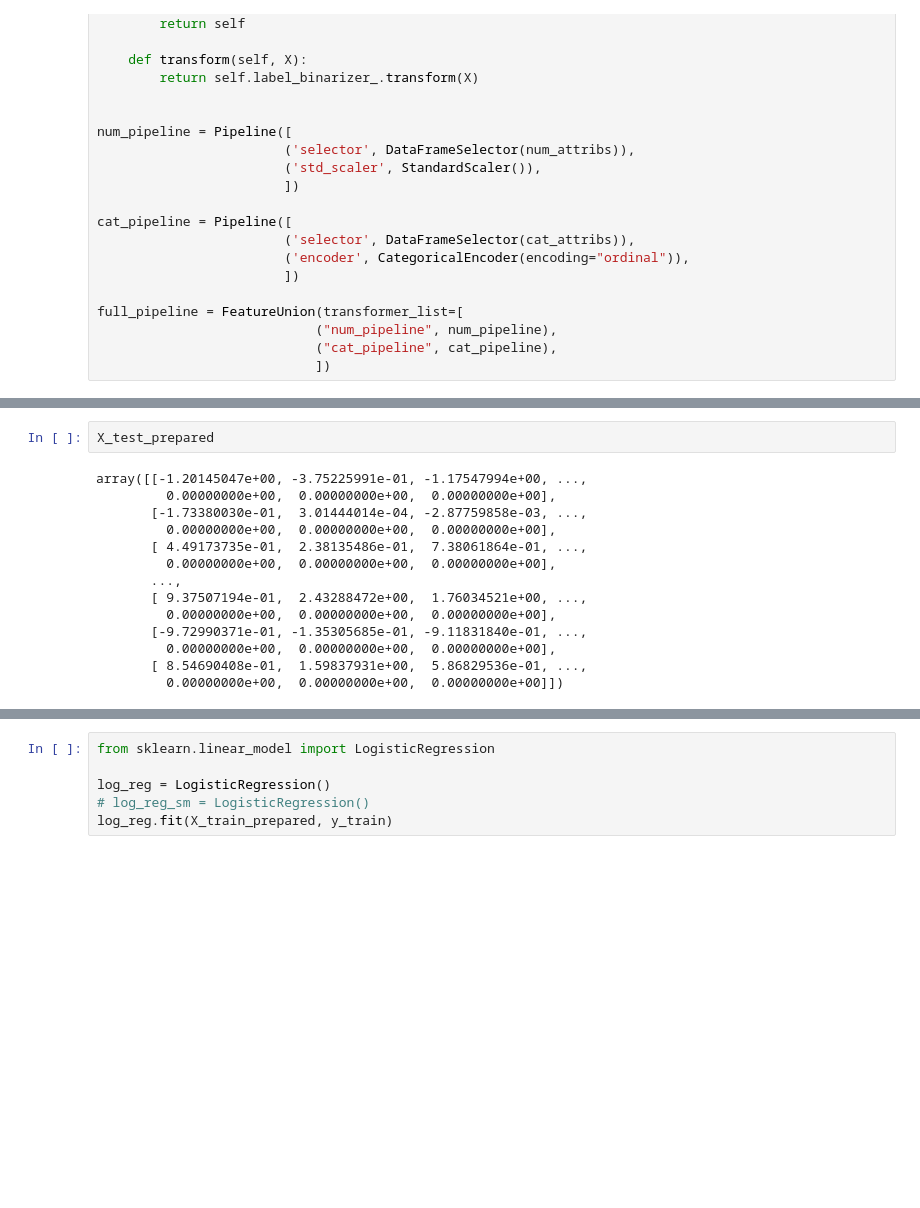
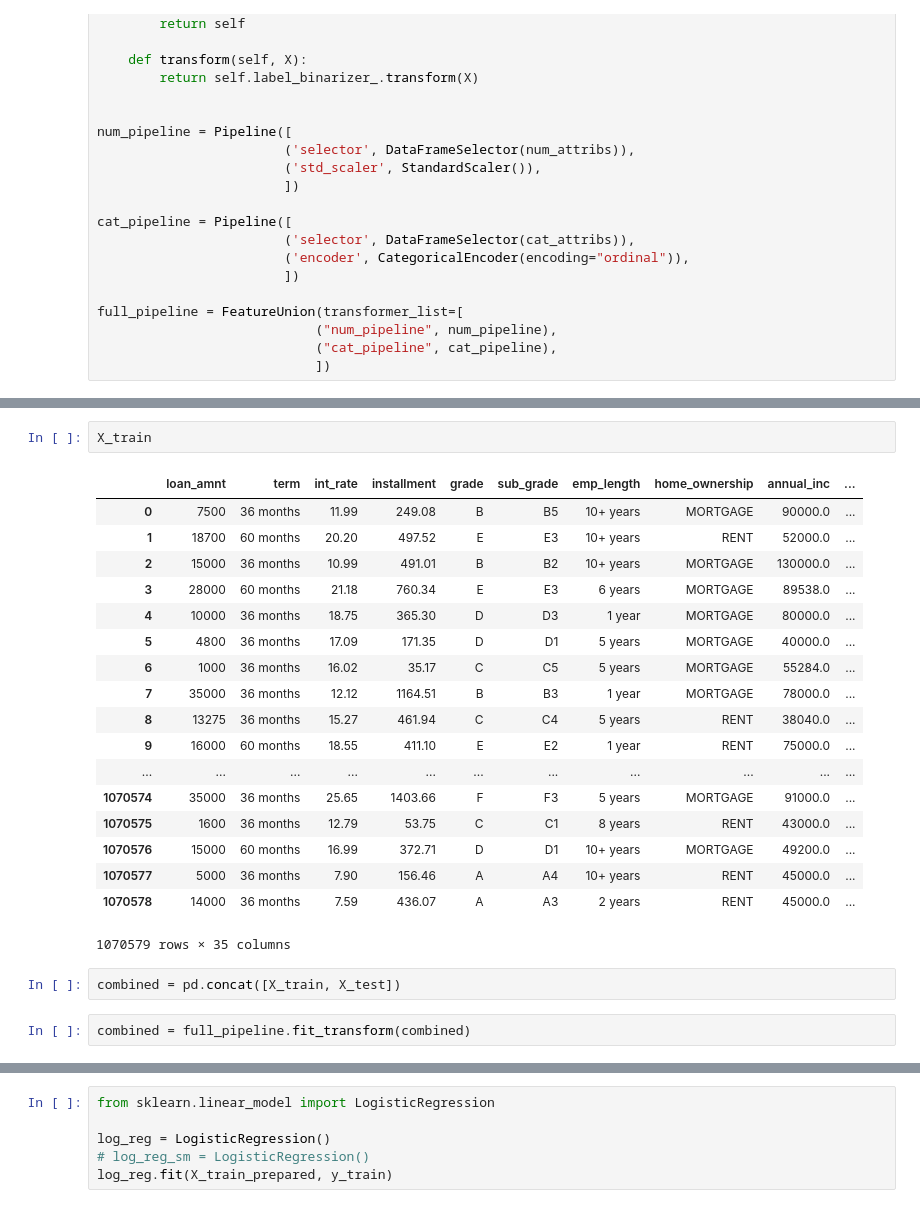
Before and after one commit to sanatanonline/pynb-codes, a Jupyter notebook: src/lending club/04 Data Preparation for ML.ipynb, the cells around one changed output, grey strips where cells are left out. Saved outputs shown, nothing was run; the diff lists cells and outputs as text; blank space fills up the shorter version.

```diff
--- a/src/lending club/04 Data Preparation for ML.ipynb
+++ b/src/lending club/04 Data Preparation for ML.ipynb
@@ -502,17 +499,26 @@ Raw Data:  (267645, 34)
 Prepared Data:  (267645, 34)
-# %%
-X_test_prepared
-# %% [output]
-array([[-1.20145047e+00, -3.75225991e-01, -1.17547994e+00, ...,
-         0.00000000e+00,  0.00000000e+00,  0.00000000e+00],
-       [-1.73380030e-01,  3.01444014e-04, -2.87759858e-03, ...,
-         0.00000000e+00,  0.00000000e+00,  0.00000000e+00],
-       [ 4.49173735e-01,  2.38135486e-01,  7.38061864e-01, ...,
-         0.00000000e+00,  0.00000000e+00,  0.00000000e+00],
-       ...,
-       [ 9.37507194e-01,  2.43288472e+00,  1.76034521e+00, ...,
-         0.00000000e+00,  0.00000000e+00,  0.00000000e+00],
-       [-9.72990371e-01, -1.35305685e-01, -9.11831840e-01, ...,
-         0.00000000e+00,  0.00000000e+00,  0.00000000e+00],
-       [ 8.54690408e-01,  1.59837931e+00,  5.86829536e-01, ...,
-         0.00000000e+00,  0.00000000e+00,  0.00000000e+00]])
+# %%
+X_train
+# %% [output]
+|  | loan_amnt | term | int_rate | installment | grade | sub_grade | emp_length | home_ownership | annual_inc | ... |
+| 0 | 7500 | 36 months | 11.99 | 249.08 | B | B5 | 10+ years | MORTGAGE | 90000.0 | ... |
+| 1 | 18700 | 60 months | 20.20 | 497.52 | E | E3 | 10+ years | RENT | 52000.0 | ... |
+| 2 | 15000 | 36 months | 10.99 | 491.01 | B | B2 | 10+ years | MORTGAGE | 130000.0 | ... |
+| 3 | 28000 | 60 months | 21.18 | 760.34 | E | E3 | 6 years | MORTGAGE | 89538.0 | ... |
+| 4 | 10000 | 36 months | 18.75 | 365.30 | D | D3 | 1 year | MORTGAGE | 80000.0 | ... |
+| 5 | 4800 | 36 months | 17.09 | 171.35 | D | D1 | 5 years | MORTGAGE | 40000.0 | ... |
+| 6 | 1000 | 36 months | 16.02 | 35.17 | C | C5 | 5 years | MORTGAGE | 55284.0 | ... |
+| 7 | 35000 | 36 months | 12.12 | 1164.51 | B | B3 | 1 year | MORTGAGE | 78000.0 | ... |
+| 8 | 13275 | 36 months | 15.27 | 461.94 | C | C4 | 5 years | RENT | 38040.0 | ... |
+| 9 | 16000 | 60 months | 18.55 | 411.10 | E | E2 | 1 year | RENT | 75000.0 | ... |
+| ... | ... | ... | ... | ... | ... | ... | ... | ... | ... | ... |
+| 1070574 | 35000 | 36 months | 25.65 | 1403.66 | F | F3 | 5 years | MORTGAGE | 91000.0 | ... |
+| 1070575 | 1600 | 36 months | 12.79 | 53.75 | C | C1 | 8 years | RENT | 43000.0 | ... |
+| 1070576 | 15000 | 60 months | 16.99 | 372.71 | D | D1 | 10+ years | MORTGAGE | 49200.0 | ... |
+| 1070577 | 5000 | 36 months | 7.90 | 156.46 | A | A4 | 10+ years | RENT | 45000.0 | ... |
+| 1070578 | 14000 | 36 months | 7.59 | 436.07 | A | A3 | 2 years | RENT | 45000.0 | ... |
+1070579 rows × 35 columns
+# %%
+combined = pd.concat([X_train, X_test])
+# %%
+combined = full_pipeline.fit_transform(combined)
```
Also changed, not shown: parts of 13 cells of this notebook.
